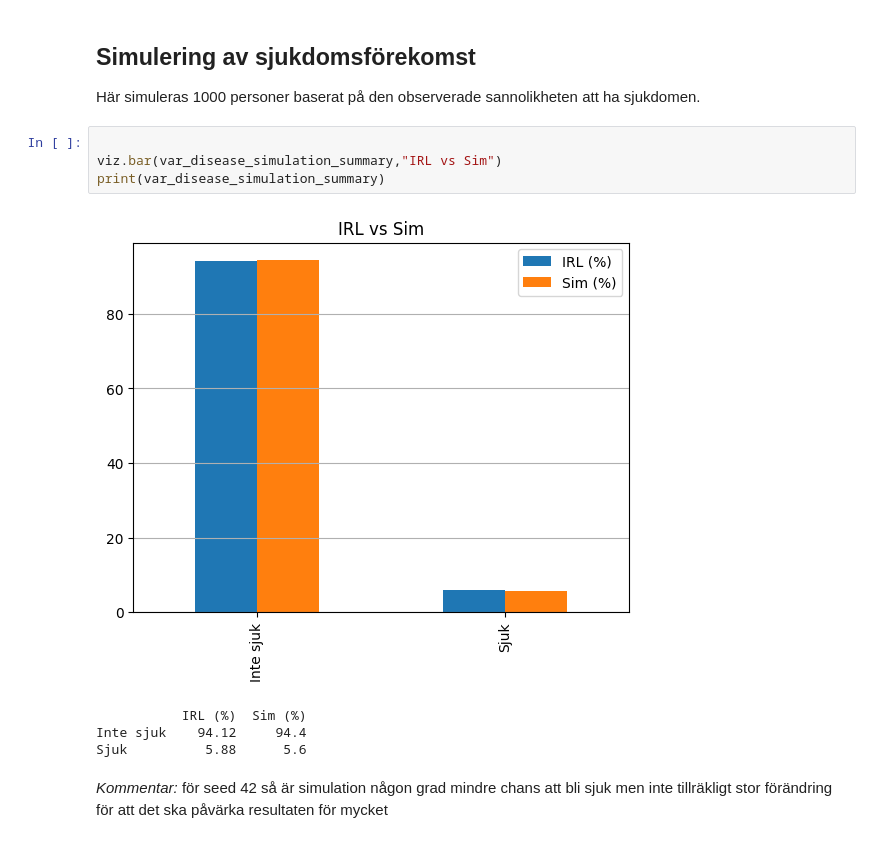
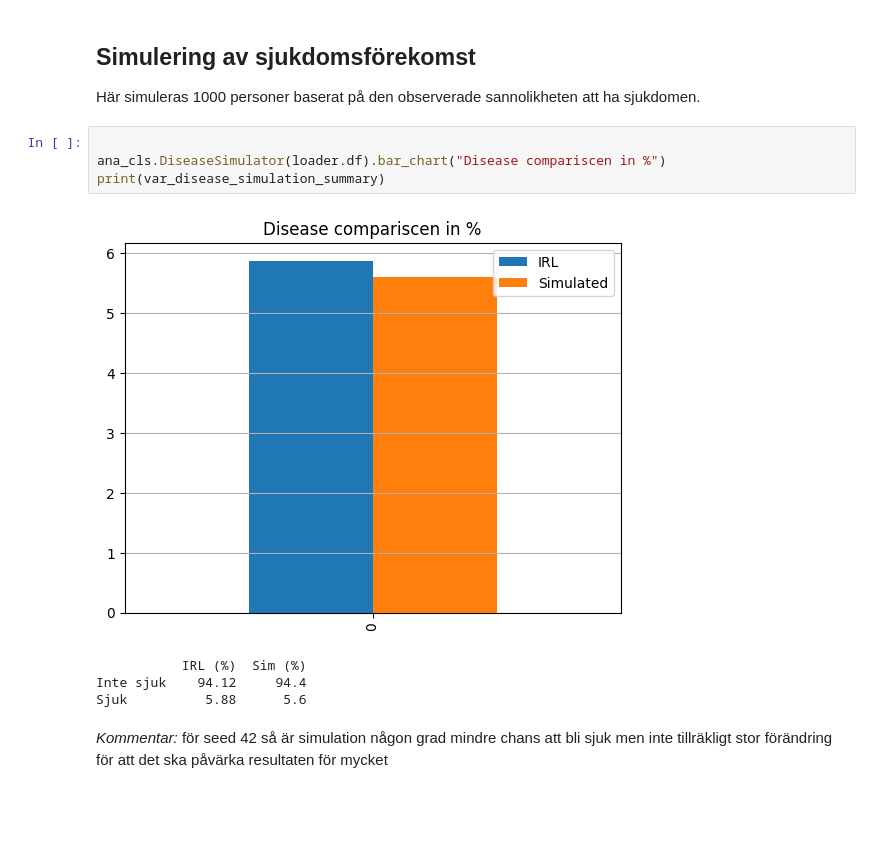
Before and after one commit to eliasstalfreelancer/Examen_Arbete_Elias_pyhton, a Jupyter notebook: report.ipynb, the cells around one changed output. Drawn from its saved outputs; the diff is of its cells as text; blank space fills up the shorter version.

```diff
--- a/report.ipynb
+++ b/report.ipynb
@@ -76,10 +78,10 @@ viz.count_vaule_bar(df,"smoker","Smoker vs Non-smoker")
 Här simuleras 1000 personer baserat på den observerade sannolikheten att ha sjukdomen.
 # %%
 
-viz.bar(var_disease_simulation_summary,"IRL vs Sim")
+ana_cls.DiseaseSimulator(loader.df).bar_chart("Disease compariscen in %")
 print(var_disease_simulation_summary)
 # %% [output]
-[figure, old version]
+[figure, new version]
            IRL (%)  Sim (%)
 Inte sjuk    94.12     94.4
 Sjuk          5.88      5.6
```
Also changed, not shown: parts of 4 cells of this notebook, 7 other files.
